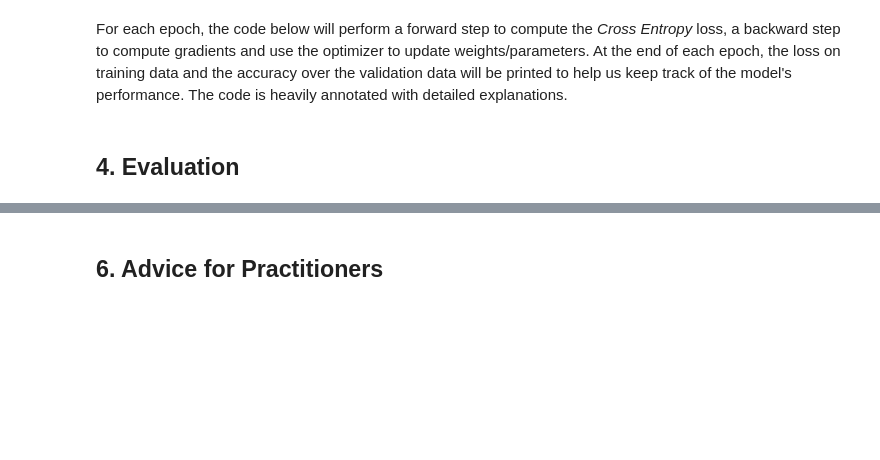
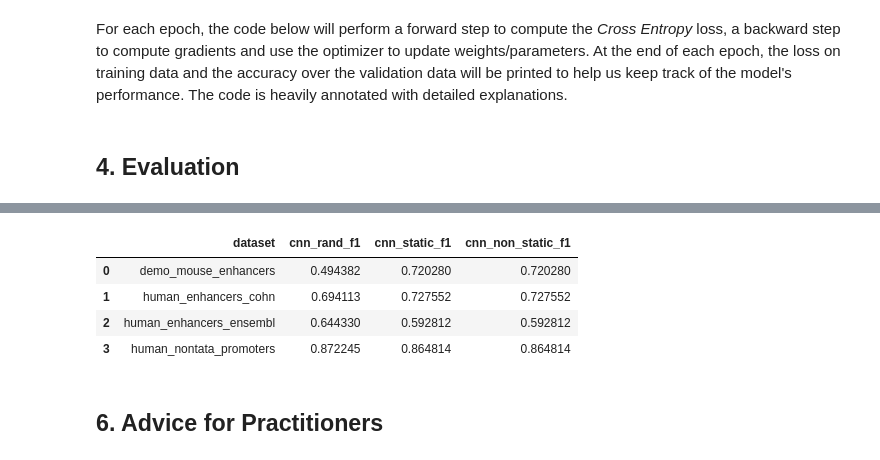
Before and after one commit to katarinagresova/GLP, a Jupyter notebook: experiments/CNN_for_DNA_Classification_with_PyTorch.ipynb, the cells around one changed output, grey strips where cells are left out. Saved outputs shown, nothing was run; the diff lists cells and outputs as text; code cells hidden in the pictures; blank space fills up the shorter version.

Commit message:
playing with embeddings

```diff
--- a/experiments/CNN_for_DNA_Classification_with_PyTorch.ipynb
+++ b/experiments/CNN_for_DNA_Classification_with_PyTorch.ipynb
@@ -815,7 +853,7 @@ Start training...
 set_seed(42)
 cnn_static, optimizer = initilize_model(pretrained_embedding=embeddings,
                                         freeze_embedding=True,
-                                        learning_rate=0.25,
+                                        learning_rate=0.3,
                                         dropout=0.5)
 train(cnn_static, optimizer, train_dataloader, val_dataloader, epochs=20)
 # %% [output]
@@ -841,7 +879,7 @@ Training complete! Best accuracy: 87.02%.
 set_seed(42)
 cnn_non_static, optimizer = initilize_model(pretrained_embedding=embeddings,
                                             freeze_embedding=False,
-                                            learning_rate=0.25,
+                                            learning_rate=0.3,
                                             dropout=0.5)
 train(cnn_non_static, optimizer, train_dataloader, val_dataloader, epochs=20)
 # %% [output]
@@ -897,0 +907,6 @@ This review is 4.03% positive.
+# %%
+test_texts, test_labels = load_data(data_path, train=False)
+
+tokenized_test_texts = tokenize(test_texts)
+max_len = max(max_len, max([len(seq) for seq in tokenized_test_texts]))
+test_input_ids = encode(tokenized_test_texts, word2idx, max_len)
@@ -897,0 +923,2 @@ This review is 4.03% positive.
+# %%
+test_dataloader = data_loader(test_input_ids, test_labels)
@@ -897,0 +1033,77 @@ This review is 4.03% positive.
+# %%
+# Load pretrained vectors
+embeddings = load_pretrained_vectors(word2idx)
+embeddings = torch.tensor(embeddings)
+
+table = []
+
+# using only datasets where classes are called positive and negative
+
+datasets = ['demo_mouse_enhancers', 'human_enhancers_cohn', 'human_enhancers_ensembl', 'human_nontata_promoters']
+
+for dataset in datasets:
+
+    print('DATASET: ', dataset)
+
+    data_path = download_dataset(dataset, version=0)
+    texts, labels = load_data(data_path, train=True)
+
+    # Tokenize, build vocabulary, encode tokens
+    word2idx, max_len = build_vocab(texts)
+    tokenized_texts = tokenize(texts)
+    input_ids = encode(tokenized_texts, word2idx, max_len)
+
+    # Load pretrained vectors
+    embeddings = load_pretrained_vectors(word2idx)
+    embeddings = torch.tensor(embeddings)
+
+    # Train Test Split
+    train_inputs, val_inputs, train_labels, val_labels = train_test_split(
+        input_ids, labels, test_size=0.1, random_state=42)
+
+    # Load data to PyTorch DataLoader
+    train_dataloader = data_loader(train_inputs, train_labels)
+    val_dataloader = data_loader(val_inputs, val_labels)
+
+    # CNN-rand: Word vectors are randomly initialized.
+    set_seed(42)
+    print('RANDOM')
+    cnn_rand, optimizer = initilize_model(vocab_size=len(word2idx),
+                                        embed_dim=100,
+                                        learning_rate=0.3,
+                                        dropout=0.5)
+    train(cnn_rand, optimizer, train_dataloader, val_dataloader, epochs=20)
+
+    # CNN-static: dna2vec pretrained word vectors are used and freezed during training.
+    set_seed(42)
+    print('STATIC')
+    cnn_static, optimizer = initilize_model(pretrained_embedding=embeddings,
+                                            freeze_embedding=True,
+                                            learning_rate=0.3,
+                                            dropout=0.5)
+    train(cnn_static, optimizer, train_dataloader, val_dataloader, epochs=20)
+
+    # CNN-non-static: dna2vec pretrained word vectors are fine-tuned during training.
+    set_seed(42)
+    print('NON STATIC')
+    cnn_non_static, optimizer = initilize_model(pretrained_embedding=embeddings,
+                                                freeze_embedding=False,
+                                                learning_rate=0.3,
+                                                dropout=0.5)
+    train(cnn_non_static, optimizer, train_dataloader, val_dataloader, epochs=20)
+
+    print('GOING TO TEST')
+    test_texts, test_labels = load_data(data_path, train=False)
+    tokenized_test_texts = tokenize(test_texts)
+    max_len = max(max_len, max([len(seq) for seq in tokenized_test_texts]))
+    test_input_ids = encode(tokenized_test_texts, word2idx, max_len)
+    test_dataloader = data_loader(test_input_ids, test_labels)
+
+    cnn_rand_acc, cnn_rand_f1 = test(model=cnn_rand.to("cpu"), dataloader=test_dataloader)
+    cnn_static_acc, cnn_static_f1 = test(model=cnn_static.to("cpu"), dataloader=test_dataloader)
+    cnn_non_static_acc, cnn_non_static_f1 = test(model=cnn_static.to("cpu"), dataloader=test_dataloader)
+
+    table.append([dataset, cnn_rand_f1, cnn_static_f1, cnn_non_static_f1])
+
+pd.DataFrame(table, columns=['dataset', 'cnn_rand_f1', 'cnn_static_f1', 'cnn_non_static_f1'])
+# %% [output]
@@ -898,3 +1127,8 @@ This review is 4.03% positive.
+|  | dataset | cnn_rand_f1 | cnn_static_f1 | cnn_non_static_f1 |
+| 0 | demo_mouse_enhancers | 0.494382 | 0.720280 | 0.720280 |
+| 1 | human_enhancers_cohn | 0.694113 | 0.727552 | 0.727552 |
+| 2 | human_enhancers_ensembl | 0.644330 | 0.592812 | 0.592812 |
+| 3 | human_nontata_promoters | 0.872245 | 0.864814 | 0.864814 |
 # %% [markdown]
 ## 6. Advice for Practitioners
 # %% [markdown]
```
Also changed, not shown: parts of 43 cells of this notebook.
